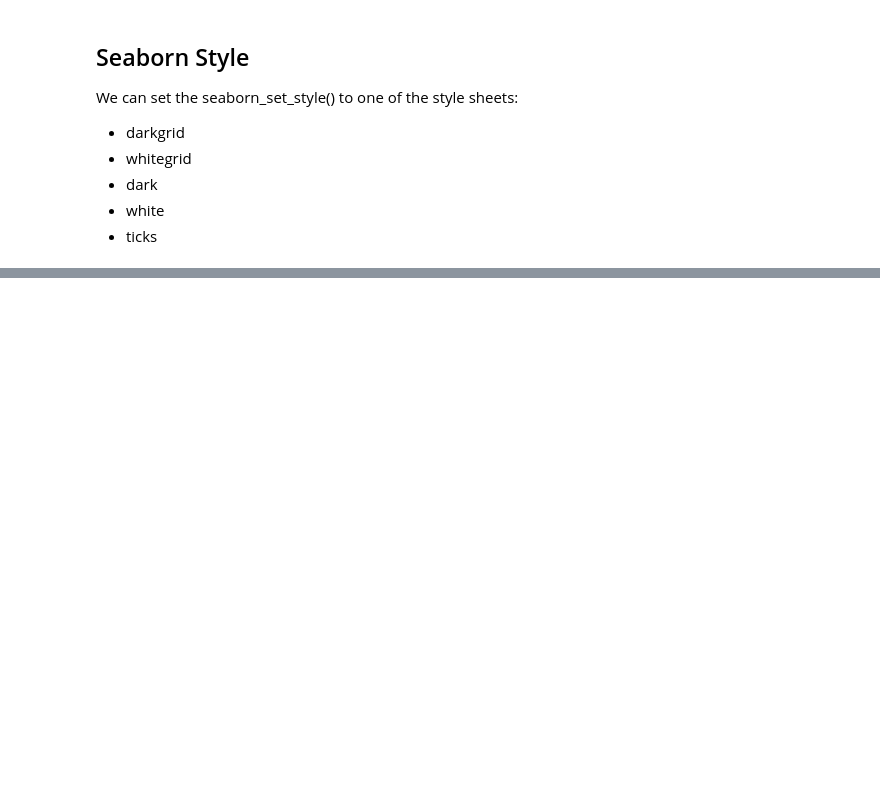
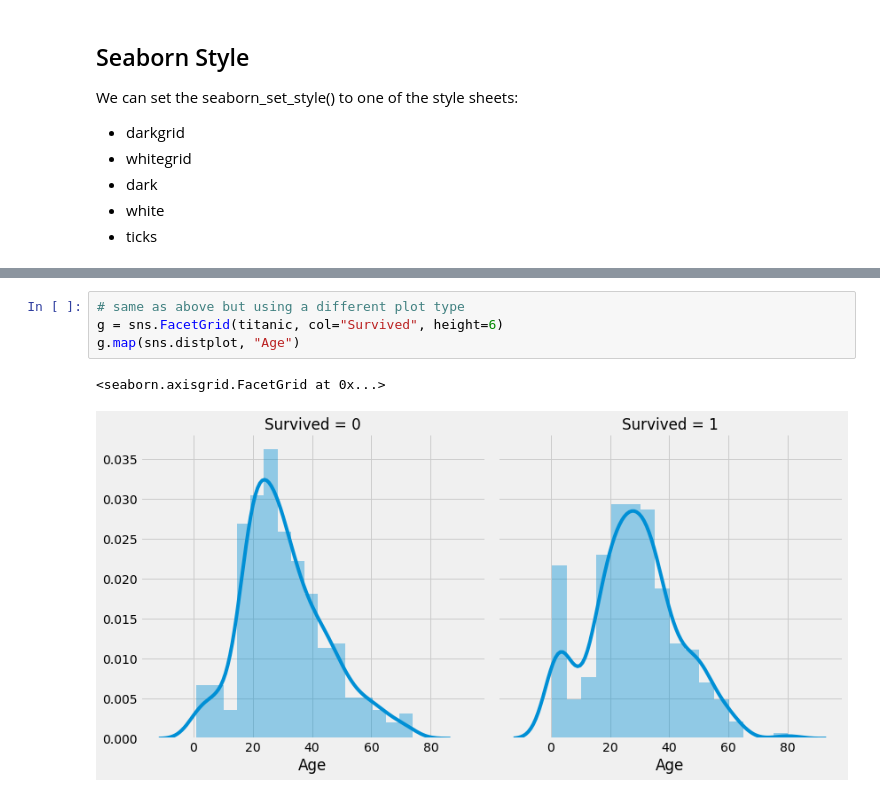
Before and after one commit to carlos-cui/data_analysis, a Jupyter notebook: titanic data visualization/Visualizing_Titanic_Data.ipynb, the cells around one changed output, grey strips where cells are left out. Saved outputs shown, nothing was run; the diff lists cells and outputs as text; blank space fills up the shorter version.

```diff
--- a/titanic data visualization/Visualizing_Titanic_Data.ipynb
+++ b/titanic data visualization/Visualizing_Titanic_Data.ipynb
@@ -66,0 +76,7 @@ We can set the seaborn_set_style() to one of the style sheets:
+# %%
+# same as above but using a different plot type
+g = sns.FacetGrid(titanic, col="Survived", height=6)
+g.map(sns.distplot, "Age")
+# %% [output]
+<seaborn.axisgrid.FacetGrid at 0x...>
+[figure, added]
```
Also changed, not shown: parts of 5 cells of this notebook.
